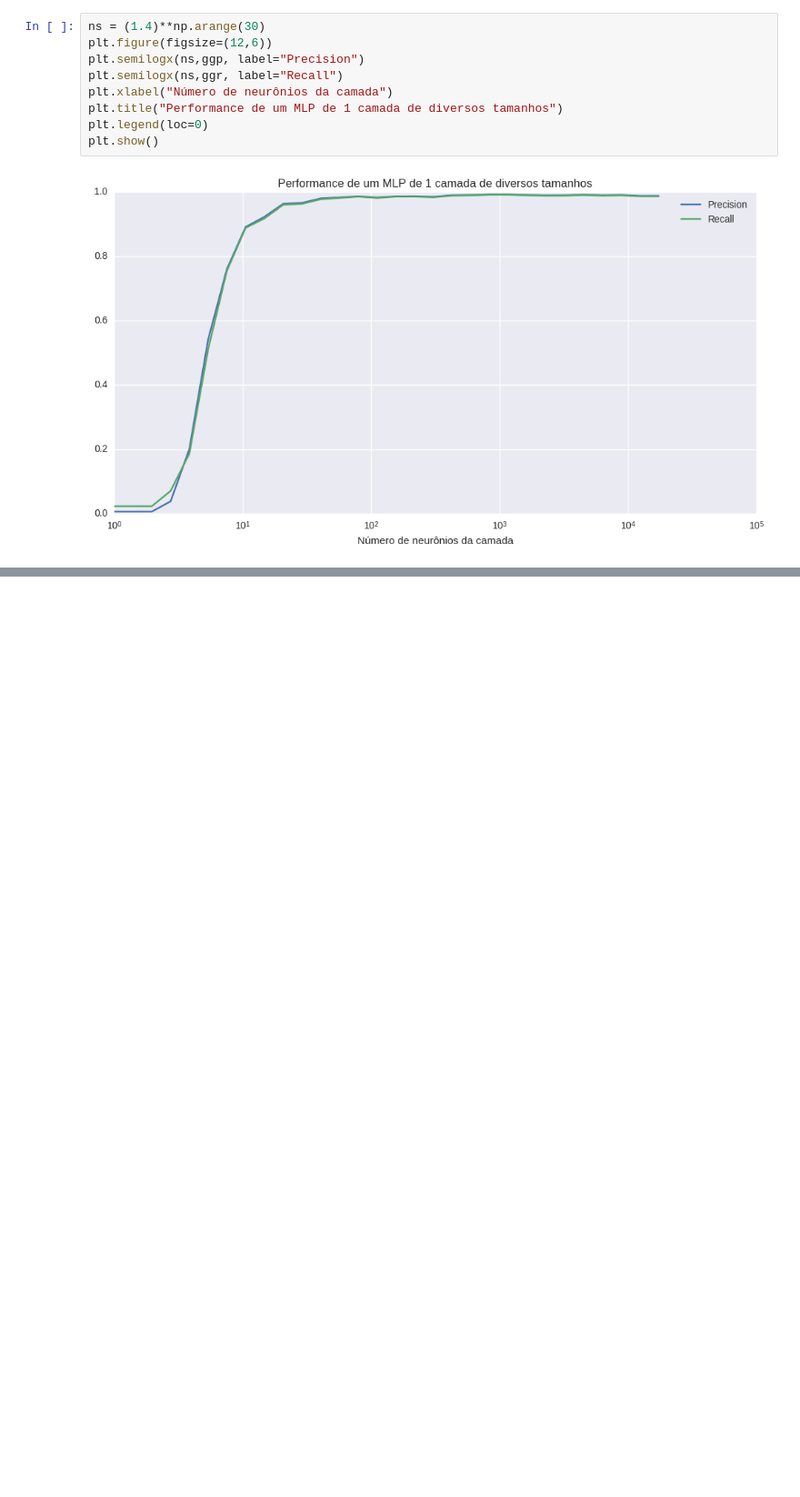
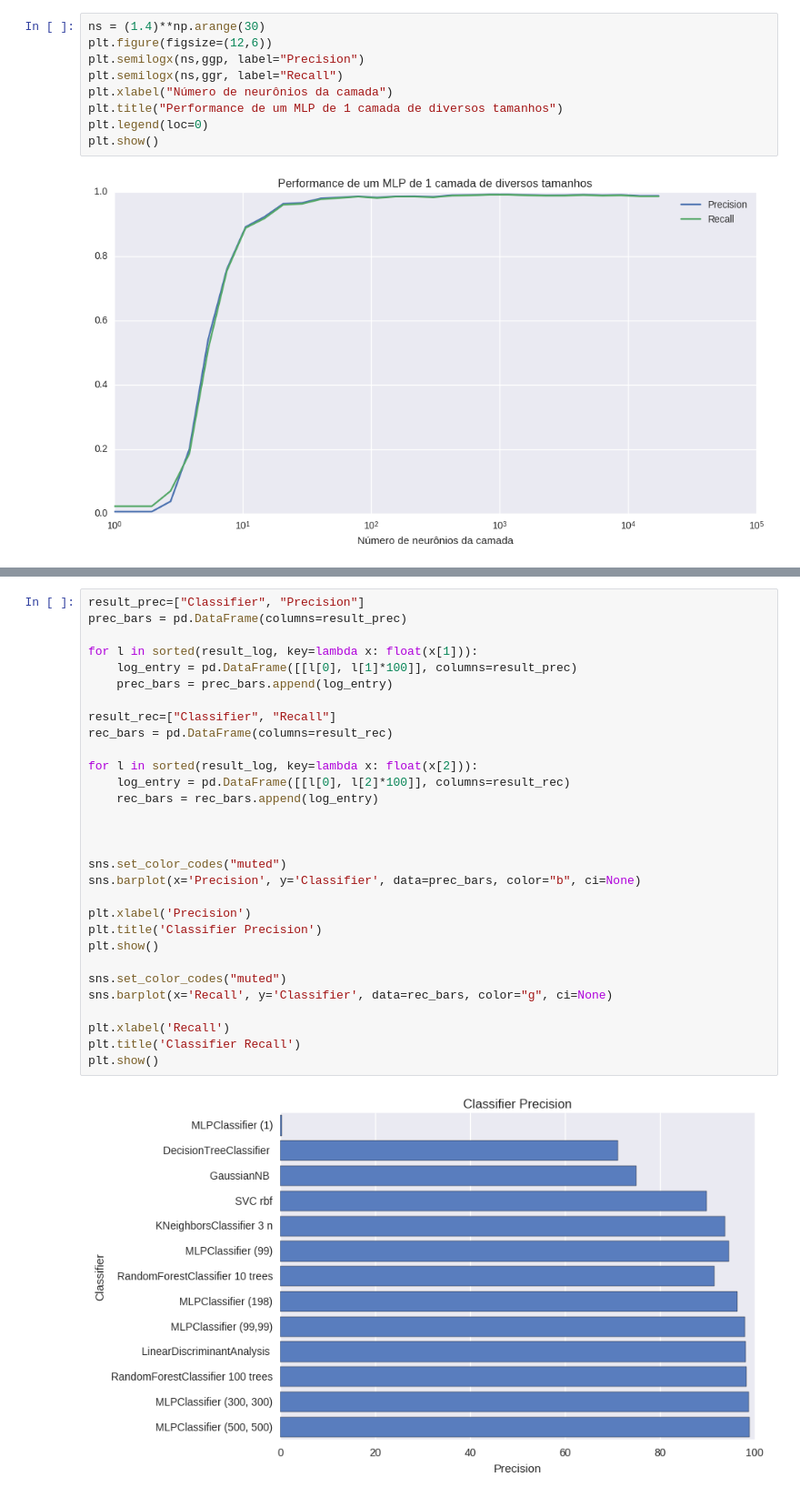
Before and after one commit to mseefelder/leaf-classification-final, a Jupyter notebook: leaf-2-Copy1.ipynb, the cells around one changed output, grey strips where cells are left out. Shown at 91% size. Saved outputs shown, nothing was run; the diff lists cells and outputs as text; blank space fills up the shorter version.

```diff
--- a/leaf-2-Copy1.ipynb
+++ b/leaf-2-Copy1.ipynb
@@ -436,0 +457,32 @@ plt.show()
+# %%
+result_prec=["Classifier", "Precision"]
+prec_bars = pd.DataFrame(columns=result_prec)
+
+for l in sorted(result_log, key=lambda x: float(x[1])):
+    log_entry = pd.DataFrame([[l[0], l[1]*100]], columns=result_prec)
+    prec_bars = prec_bars.append(log_entry)
+
+result_rec=["Classifier", "Recall"]
+rec_bars = pd.DataFrame(columns=result_rec)
+
+for l in sorted(result_log, key=lambda x: float(x[2])):
+    log_entry = pd.DataFrame([[l[0], l[2]*100]], columns=result_rec)
+    rec_bars = rec_bars.append(log_entry)
+
+
+
+sns.set_color_codes("muted")
+sns.barplot(x='Precision', y='Classifier', data=prec_bars, color="b", ci=None)
+
+plt.xlabel('Precision')
+plt.title('Classifier Precision')
+plt.show()
+
+sns.set_color_codes("muted")
+sns.barplot(x='Recall', y='Classifier', data=rec_bars, color="g", ci=None)
+
+plt.xlabel('Recall')
+plt.title('Classifier Recall')
+plt.show()
+# %% [output]
+[figure, added]
```
Also changed, not shown: parts of 3 cells of this notebook, 1 other file.
